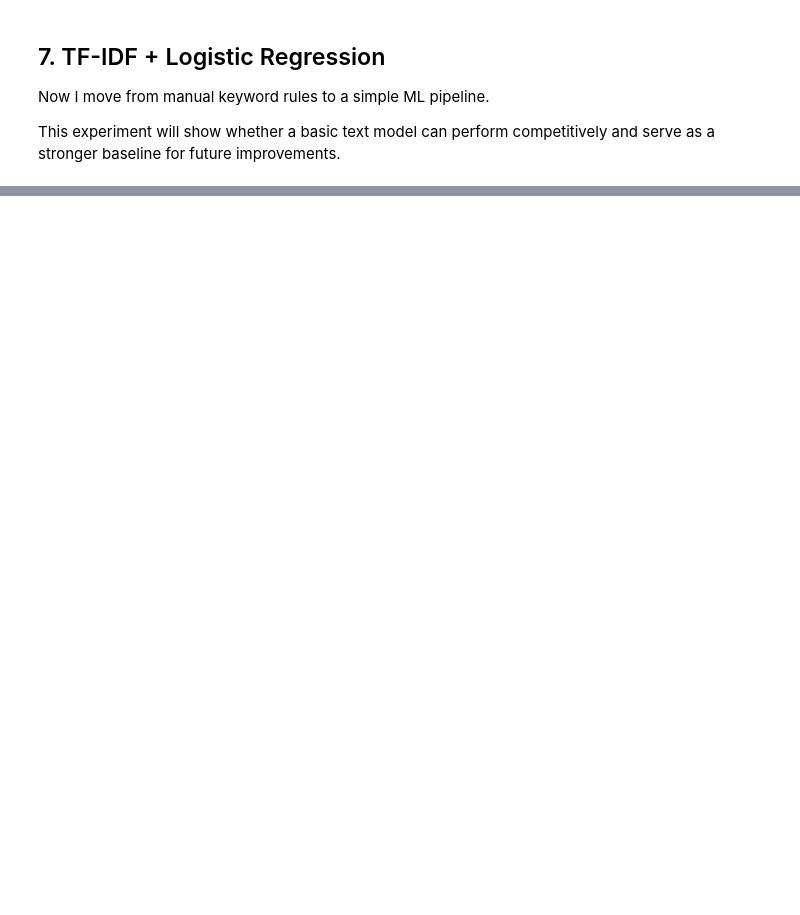
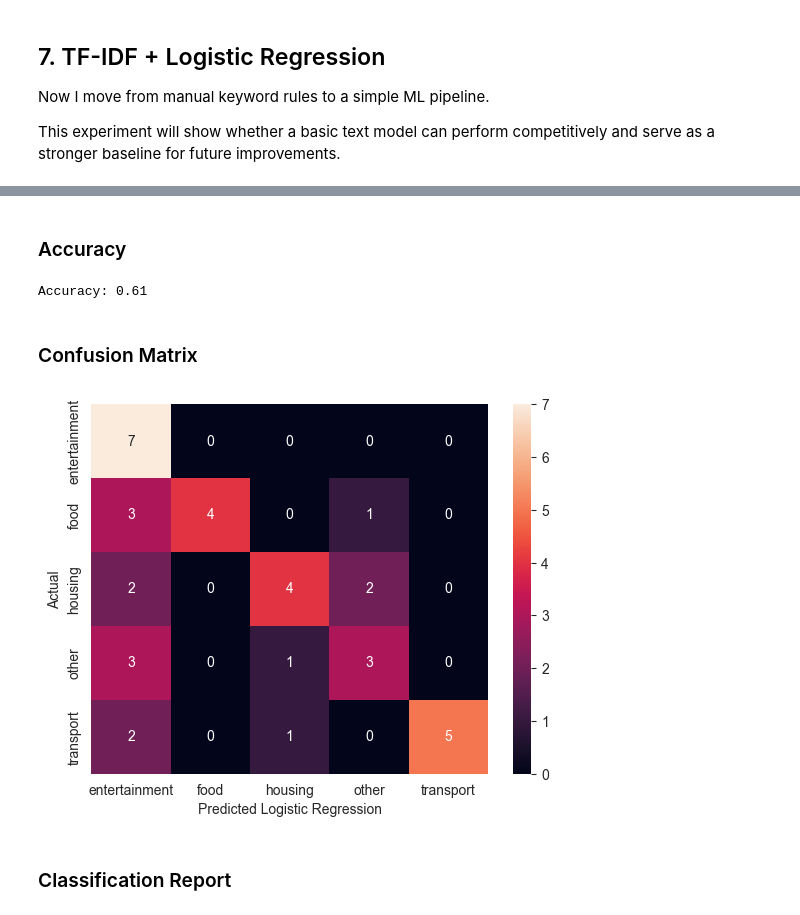
Before and after one commit to Astronom2617/moneylytics-telegram-bot, a Jupyter notebook: moneylytics_baseline_experiment.ipynb, the cells around one changed output, grey strips where cells are left out. Drawn from its saved outputs; the diff is of its cells as text; code cells hidden in the pictures; blank space fills up the shorter version.

```diff
--- a/moneylytics_baseline_experiment.ipynb
+++ b/moneylytics_baseline_experiment.ipynb
@@ -239,0 +336,4 @@ This experiment will show whether a basic text model can perform competitively a
+# %%
+y = df['category']
+
+y.head()
@@ -239,0 +355,7 @@ This experiment will show whether a basic text model can perform competitively a
+# %%
+X_train, X_test, y_train, y_test = train_test_split(X, y, test_size=0.3, random_state=67, stratify=y)
+
+print(f"X_train size: {len(X_train)}")
+print(f"X_test size: {len(X_test)}", end='\n\n')
+print(f"y_train class distribution: {y_train.value_counts()}", end='\n\n')
+print(f"y_test class distribution: {y_test.value_counts()}")
@@ -239,0 +399,7 @@ This experiment will show whether a basic text model can perform competitively a
+# %%
+tfidf = TfidfVectorizer()
+tfidf_X_train = tfidf.fit_transform(X_train)
+tfidf_X_test = tfidf.transform(X_test)
+
+print(f"X_train size matrix TF-IDF: {tfidf_X_train.shape}")
+print(f"X_test size matrix TF-IDF: {tfidf_X_test.shape}")
@@ -239,0 +419,17 @@ This experiment will show whether a basic text model can perform competitively a
+# %%
+lr_model = LogisticRegression()
+lr_model.fit(tfidf_X_train, y_train)
+
+y_pred_lr = lr_model.predict(tfidf_X_test)
+
+lr_comparison = pd.DataFrame({
+    'description': X_test.values,
+    'actual': y_test.values,
+    'predicted_lr': y_pred_lr
+})
+
+lr_comparison['is_correct'] = lr_comparison['actual'] == lr_comparison['predicted_lr']
+
+lr_comparison = lr_comparison.sort_values(by='is_correct')
+
+lr_comparison
@@ -239,0 +454,20 @@ This experiment will show whether a basic text model can perform competitively a
+# %% [markdown]
+### Accuracy
+# %%
+# 1. Calculate Accuracy
+accuracy_lr = accuracy_score(y_test, y_pred_lr)
+print(f"Accuracy: {accuracy_lr:.2f}")
+# %% [output]
+Accuracy: 0.61
+# %% [markdown]
+### Confusion Matrix
+# %%
+conf_matrix_lr = confusion_matrix(y_test, y_pred_lr, labels=labels)
+sns.heatmap(conf_matrix_lr, annot=True, fmt='d', xticklabels=labels, yticklabels=labels)
+plt.xlabel('Predicted Logistic Regression')
+plt.ylabel('Actual')
+plt.show()
+# %% [output]
+[figure, added]
+# %% [markdown]
+### Classification Report
```
Also changed, not shown: parts of 38 cells of this notebook, 1 other file.
